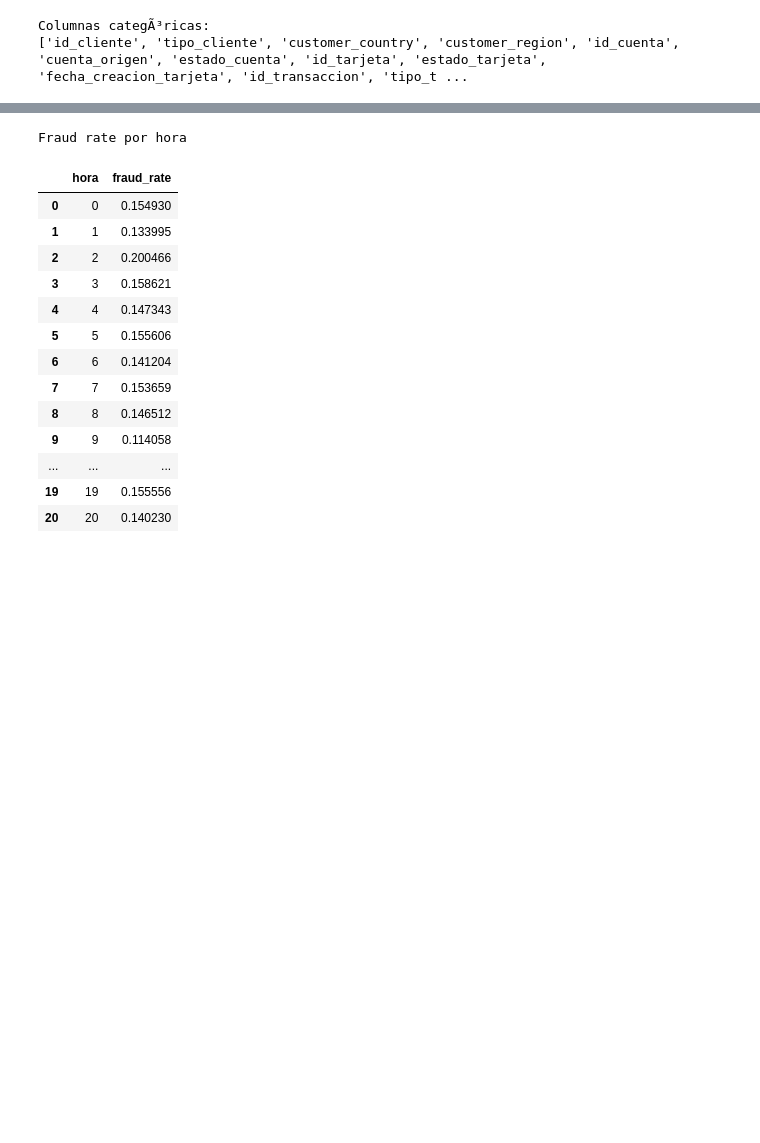
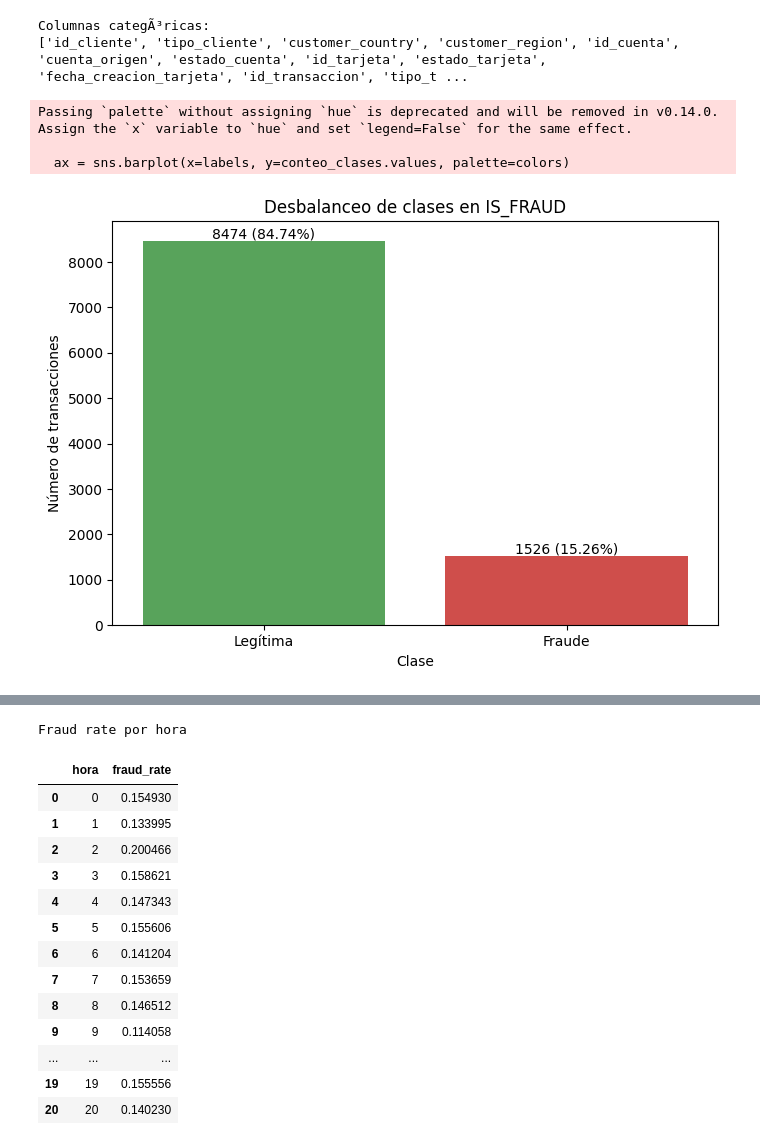
Before and after one commit to CPasData/NovaPay_ML, a Jupyter notebook: Notebooks/EDA.ipynb, the cells around one changed output, grey strips where cells are left out. Saved outputs shown, nothing was run; the diff lists cells and outputs as text; code cells hidden in the pictures; blank space fills up the shorter version.

```diff
--- a/Notebooks/EDA.ipynb
+++ b/Notebooks/EDA.ipynb
@@ -106,3 +121,27 @@ print(categorical_cols)
 # %% [output]
 Columnas categÃ³ricas:
 ['id_cliente', 'tipo_cliente', 'customer_country', 'customer_region', 'id_cuenta', 'cuenta_origen', 'estado_cuenta', 'id_tarjeta', 'estado_tarjeta', 'fecha_creacion_tarjeta', 'id_transaccion', 'tipo_t ...
+# %%
+# Desbalanceo de clases
+conteo_clases = df['IS_FRAUD'].value_counts().sort_index()
+porcentaje_clases = df['IS_FRAUD'].value_counts(normalize=True).sort_index() * 100
+
+labels = ['Legítima', 'Fraude']
+colors = ['#4CAF50', '#E53935']
+
+plt.figure(figsize=(7, 5))
+ax = sns.barplot(x=labels, y=conteo_clases.values, palette=colors)
+
+for i, v in enumerate(conteo_clases.values):
+    plt.text(i, v + 50, f'{v} ({porcentaje_clases.iloc[i]:.2f}%)', ha='center')
+
+plt.title('Desbalanceo de clases en IS_FRAUD')
+plt.xlabel('Clase')
+plt.ylabel('Número de transacciones')
+plt.tight_layout()
+plt.show()
+# %% [output]
+Passing `palette` without assigning `hue` is deprecated and will be removed in v0.14.0. Assign the `x` variable to `hue` and set `legend=False` for the same effect.
+
+  ax = sns.barplot(x=labels, y=conteo_clases.values, palette=colors)
+[figure, added]
```
Also changed, not shown: parts of 25 cells of this notebook, 2 other files.
